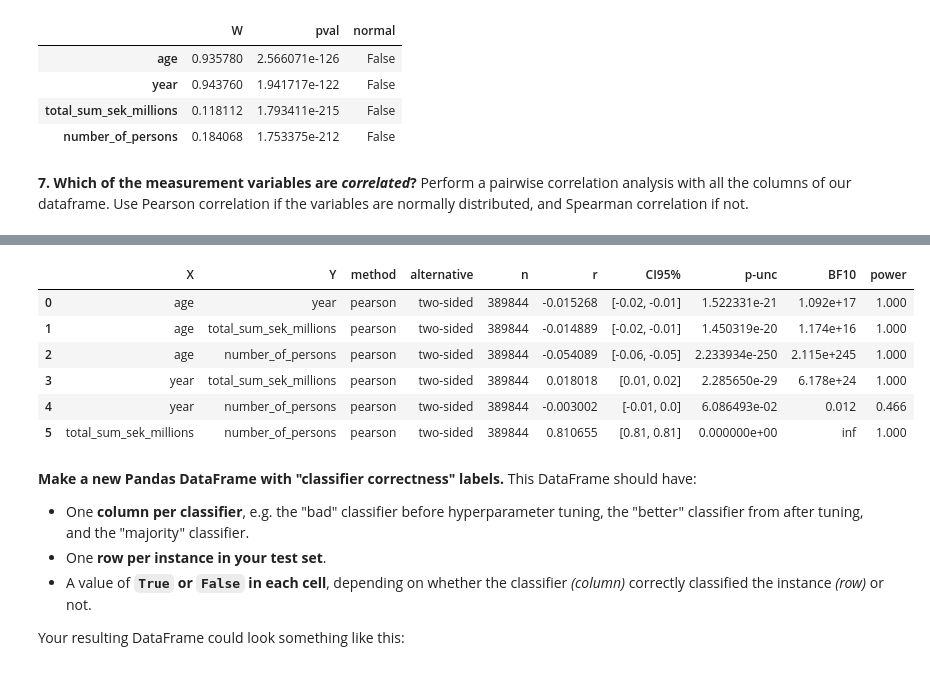
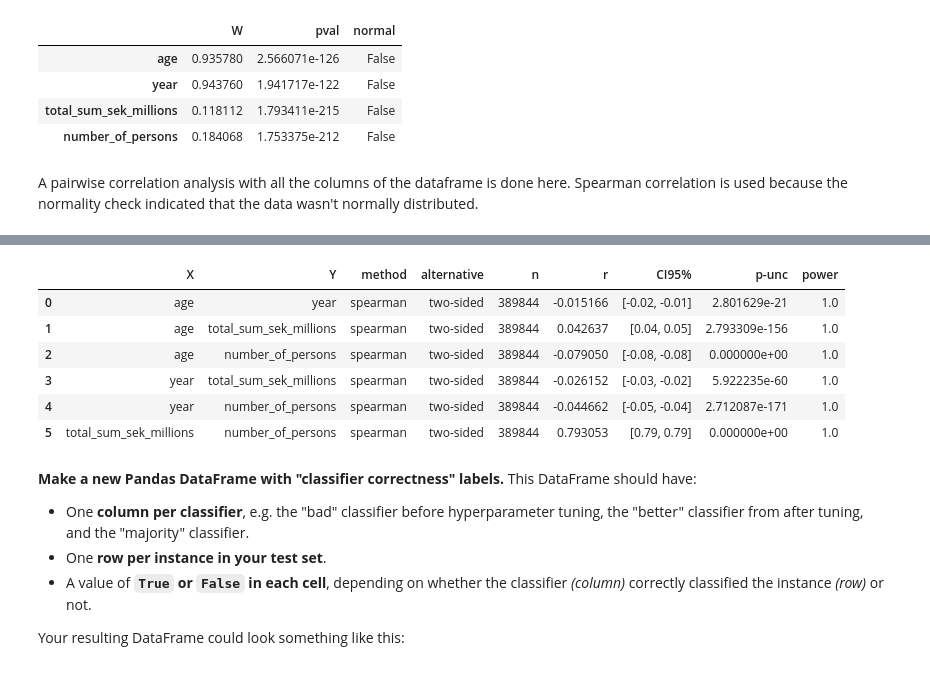
Before and after one commit to JoelScarinius/ML_modeling, a Jupyter notebook: Joel/sandbox.ipynb, the cells around one changed output, grey strips where cells are left out. Drawn from its saved outputs; the diff is of its cells as text; code cells hidden in the pictures.

```diff
--- a/Joel/sandbox.ipynb
+++ b/Joel/sandbox.ipynb
@@ -680,18 +725,18 @@ pg.normality(data)
 | total_sum_sek_millions | 0.118112 | 1.793411e-215 | False |
 | number_of_persons | 0.184068 | 1.753375e-212 | False |
 # %% [markdown]
-**7. Which of the measurement variables are _correlated_?** Perform a pairwise correlation analysis with all the columns of our dataframe. Use Pearson correlation if the variables are normally distributed, and Spearman correlation if not.
+A pairwise correlation analysis with all the columns of the dataframe is done here. Spearman correlation is used because the normality check indicated that the data wasn't normally distributed.
 # %%
-pg.pairwise_corr(data, method="pearson")
+pg.pairwise_corr(data, method="spearman")
 # %% [output]
 [interactive output not drawn]
-|  | X | Y | method | alternative | n | r | CI95% | p-unc | BF10 | power |
-| 0 | age | year | pearson | two-sided | 389844 | -0.015268 | [-0.02, -0.01] | 1.522331e-21 | 1.092e+17 | 1.000 |
-| 1 | age | total_sum_sek_millions | pearson | two-sided | 389844 | -0.014889 | [-0.02, -0.01] | 1.450319e-20 | 1.174e+16 | 1.000 |
-| 2 | age | number_of_persons | pearson | two-sided | 389844 | -0.054089 | [-0.06, -0.05] | 2.233934e-250 | 2.115e+245 | 1.000 |
-| 3 | year | total_sum_sek_millions | pearson | two-sided | 389844 | 0.018018 | [0.01, 0.02] | 2.285650e-29 | 6.178e+24 | 1.000 |
-| 4 | year | number_of_persons | pearson | two-sided | 389844 | -0.003002 | [-0.01, 0.0] | 6.086493e-02 | 0.012 | 0.466 |
-| 5 | total_sum_sek_millions | number_of_persons | pearson | two-sided | 389844 | 0.810655 | [0.81, 0.81] | 0.000000e+00 | inf | 1.000 |
+|  | X | Y | method | alternative | n | r | CI95% | p-unc | power |
+| 0 | age | year | spearman | two-sided | 389844 | -0.015166 | [-0.02, -0.01] | 2.801629e-21 | 1.0 |
+| 1 | age | total_sum_sek_millions | spearman | two-sided | 389844 | 0.042637 | [0.04, 0.05] | 2.793309e-156 | 1.0 |
+| 2 | age | number_of_persons | spearman | two-sided | 389844 | -0.079050 | [-0.08, -0.08] | 0.000000e+00 | 1.0 |
+| 3 | year | total_sum_sek_millions | spearman | two-sided | 389844 | -0.026152 | [-0.03, -0.02] | 5.922235e-60 | 1.0 |
+| 4 | year | number_of_persons | spearman | two-sided | 389844 | -0.044662 | [-0.05, -0.04] | 2.712087e-171 | 1.0 |
+| 5 | total_sum_sek_millions | number_of_persons | spearman | two-sided | 389844 | 0.793053 | [0.79, 0.79] | 0.000000e+00 | 1.0 |
 # %% [markdown]
 **Make a new Pandas DataFrame with "classifier correctness" labels.** This DataFrame should have:
 
```
Also changed, not shown: parts of 63 cells of this notebook.
